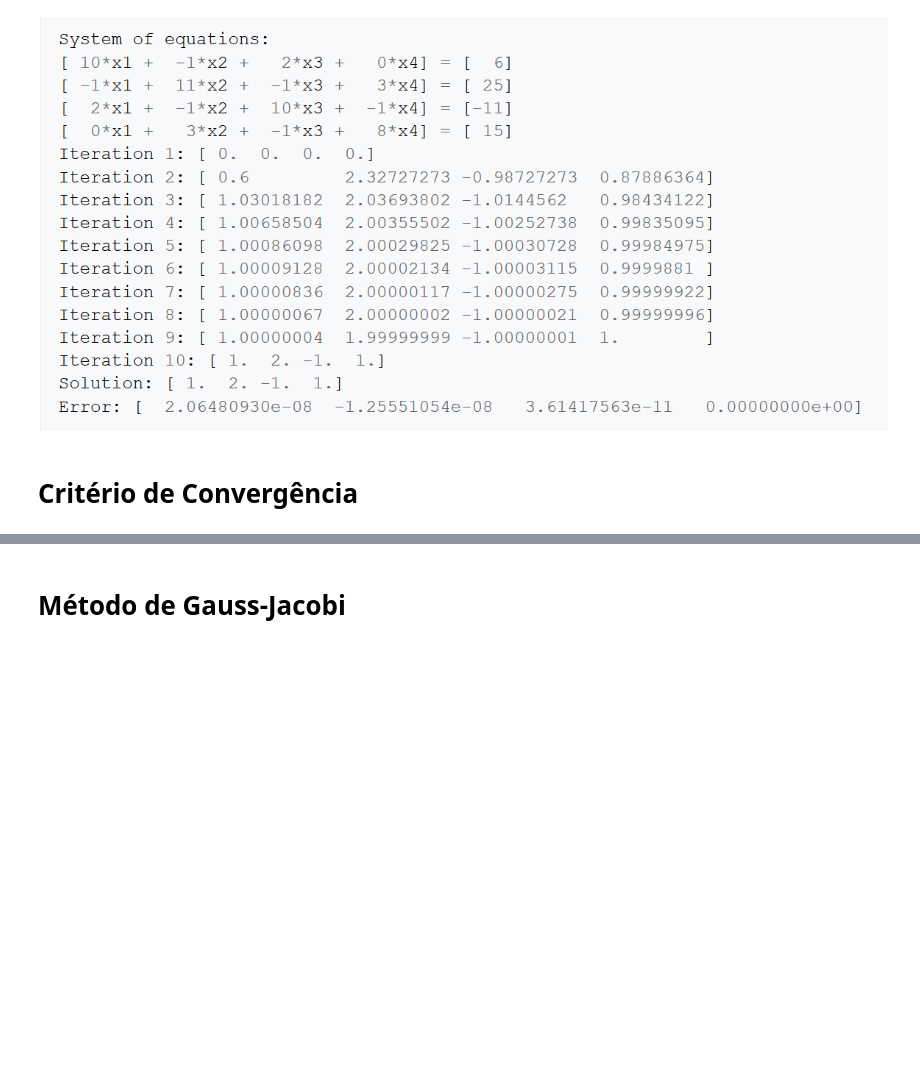
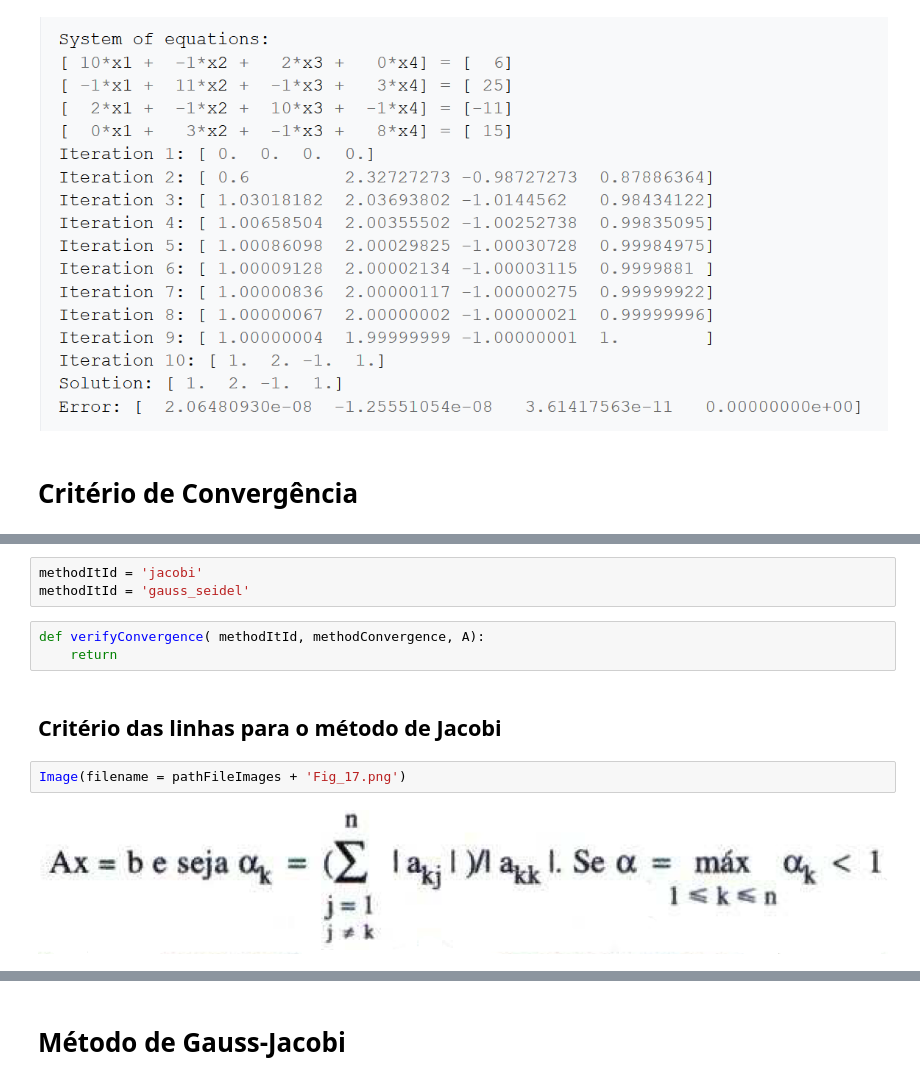
Before and after one commit to ClaudomiroSales/MatematicaComputacionalUFPA, a Jupyter notebook: Resolução de Sistemas Lineares/Resolução de Sistemas Lineares - Métodos Iterativos.ipynb, the cells around one changed output, grey strips where cells are left out. Drawn from its saved outputs; the diff is of its cells as text; blank space fills up the shorter version.

Commit message:
Finalizadas duas seções
Nova seção # Template para o código dos métodos iterativos
Critério de Convergência finalizada

```diff
--- a/Resolução de Sistemas Lineares/Resolução de Sistemas Lineares - Métodos Iterativos.ipynb
+++ b/Resolução de Sistemas Lineares/Resolução de Sistemas Lineares - Métodos Iterativos.ipynb
@@ -137,0 +156,12 @@ Image(filename = pathFileImages + 'Fig_9.png')
+# %%
+methodItId = 'jacobi'
+methodItId = 'gauss_seidel'
+# %%
+def verifyConvergence( methodItId, methodConvergence, A):
+    return
+# %% [markdown]
+## Critério das linhas para o método de Jacobi
+# %%
+Image(filename = pathFileImages + 'Fig_17.png')
+# %% [output]
+[figure, added]
```
Also changed, not shown: parts of 9 cells of this notebook, 4 other files.
